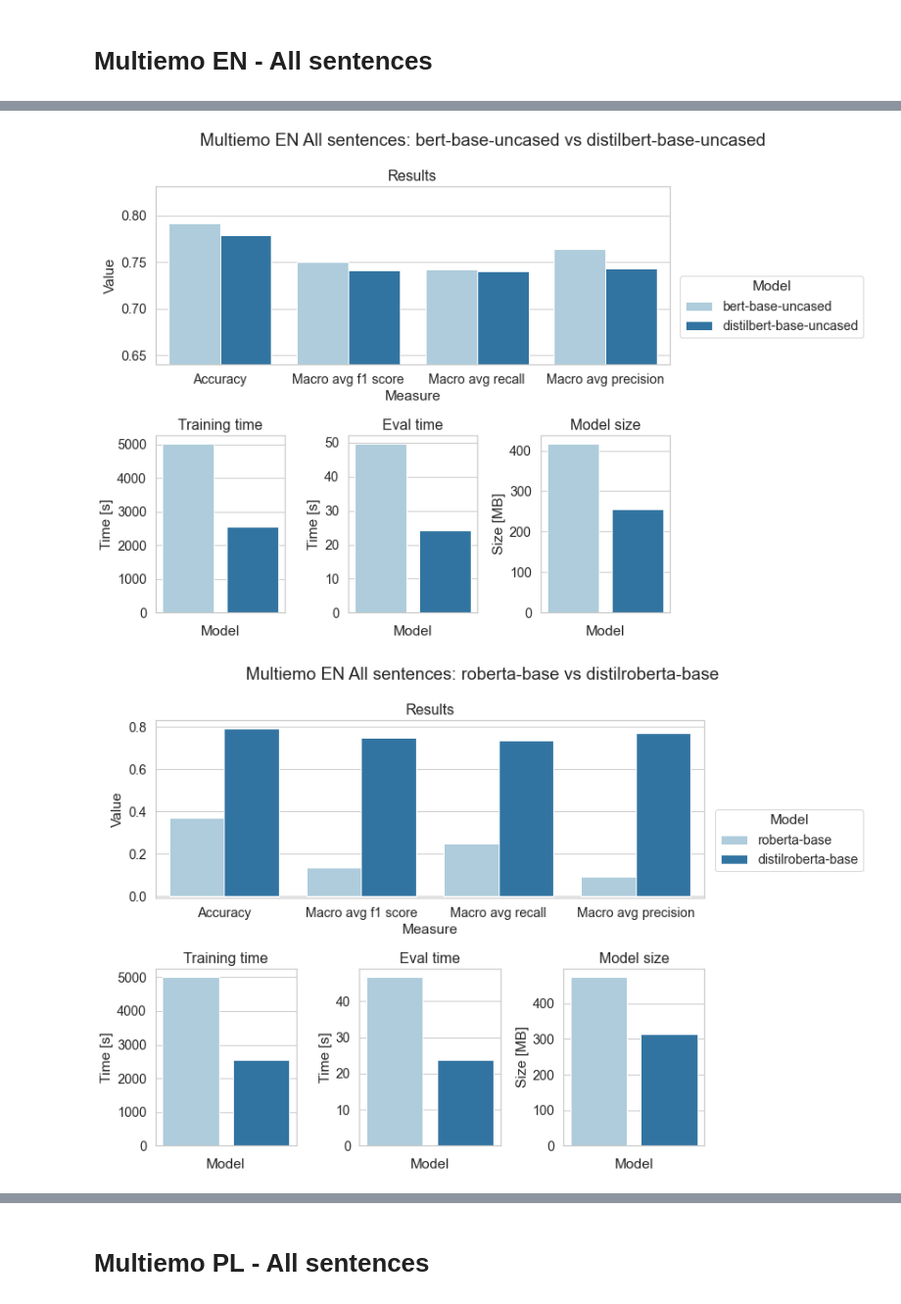
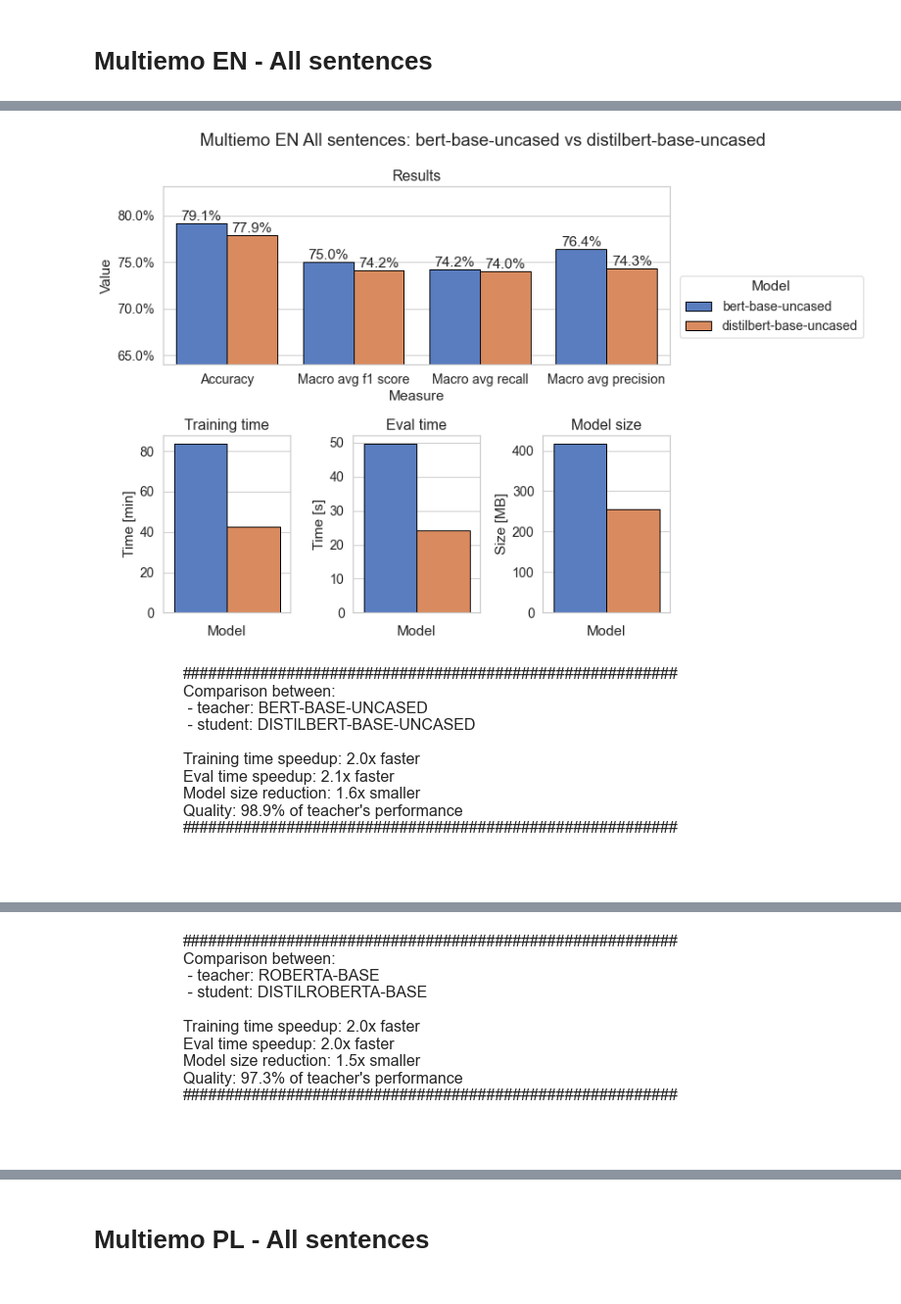
Before and after one commit to wojtek11530/DistilledVsNondistilled, a Jupyter notebook: notebooks/results_analysis.ipynb, the cells around one changed output, grey strips where cells are left out. Shown at 98% size. Drawn from its saved outputs; the diff is of its cells as text; code cells hidden in the pictures.

Commit message:
feat: improve visualization

```diff
--- a/notebooks/results_analysis.ipynb
+++ b/notebooks/results_analysis.ipynb
@@ -7,8 +7,9 @@ from typing import List
 import pandas as pd
 import seaborn as sns
 import matplotlib.pyplot as plt
+import matplotlib.ticker as mtick
 
-sns.set_theme(style='whitegrid', palette='Paired', font_scale=1.3)
+sns.set_theme(style='whitegrid', font_scale=1.3, palette='muted')
 # %%
 PROJECT_FOLDER = os.path.dirname(os.path.abspath(''))
 DATA_FOLDER = os.path.join(PROJECT_FOLDER, 'data')
@@ -127,10 +201,11 @@ memory usage: 1.9+ KB
 # %%
 model_pairs = [['bert-base-uncased', 'distilbert-base-uncased'],
                ['roberta-base', 'distilroberta-base'],
                ['bert-base-multilingual-cased', 'distilbert-base-multilingual-cased']]
 
 for models in model_pairs:
     visualize_models(df, models, suptitle='Multiemo EN All sentences: ' + ' vs '.join(models))
+    print_model_comparison(df, models[0], models[1])
 # %% [output]
-[figure, old version]
+[figure, new version]
-[figure, old version]
+[figure, new version]
@@ -137,0 +213 @@ for models in model_pairs:
+[figure, added]
```
Also changed, not shown: parts of 6 cells of this notebook, 1 other file.
